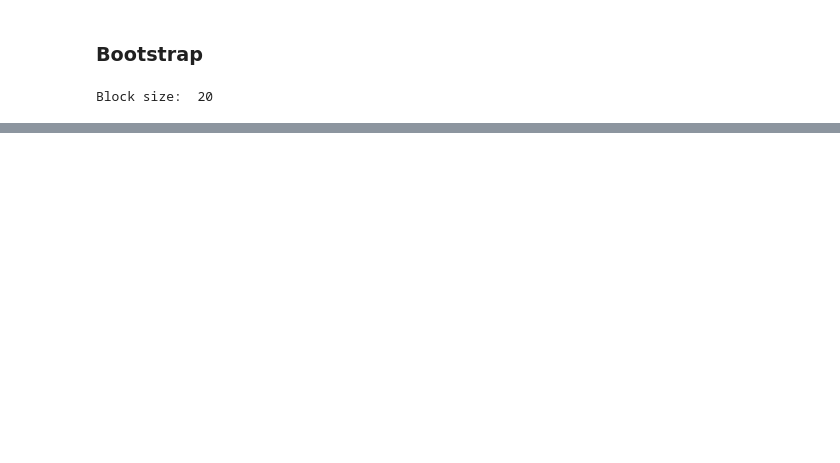
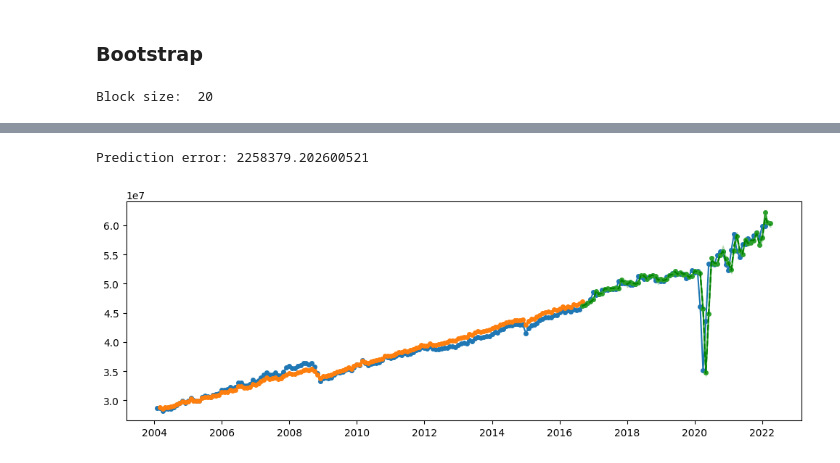
Before and after one commit to ubco-mds-2021-labs/capstone-project-googletrends_capstone, a Jupyter notebook: src/notebooks/RetailSales_updated.ipynb, the cells around one changed output, grey strips where cells are left out. Drawn from its saved outputs; the diff is of its cells as text; code cells hidden in the pictures; blank space fills up the shorter version.

```diff
--- a/src/notebooks/RetailSales_updated.ipynb
+++ b/src/notebooks/RetailSales_updated.ipynb
@@ -1810,0 +1833,8 @@ data
+# %%
+# get predicted gdp value for bootstrap samples
+
+predicted_retail_df_bs = pd.DataFrame(columns=list(range(0, len(bs_samples))))
+for i in range(0, len(bs_samples)):
+    predicted_growth_rate_temp = predicted_rsales_df[[i]].rename(columns={i: 0})
+    _, _, retail_data = fitted_and_predicted_retail(rfmodel, predicted_growth_rate_temp, retailsales_initial, train_rf, test_rf, extra_rf)
+    predicted_retail_df_bs.iloc[:, i] = retail_data['Predicted Retail'].dropna()
@@ -1810,0 +1952,7 @@ data
+# %%
+fig, pred_retail_data = retail_plot_and_data_bs(rfmodel, rf_pred_retailgrowth, retailsales_initial,
+                                                train_rf, test_rf, extra_rf, predicted_retail_df_bs, lower_q = 0.025, upper_q = 0.975)
+fig
+# %% [output]
+Prediction error: 2258379.202600521
+[figure, added]
```
Also changed, not shown: parts of 15 cells of this notebook.
